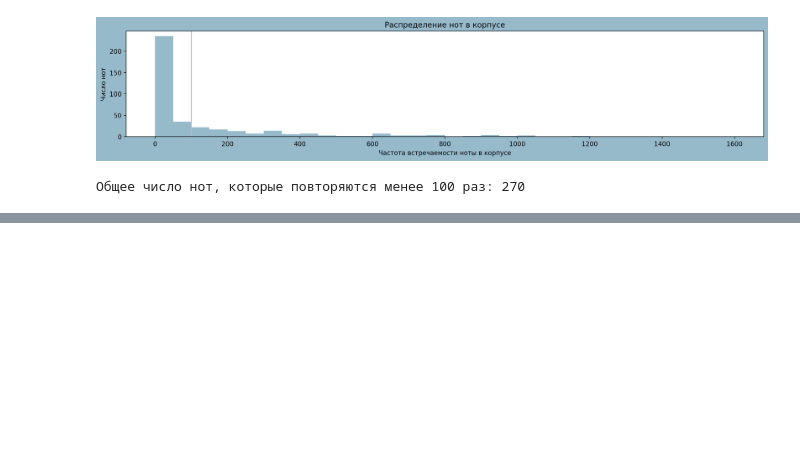
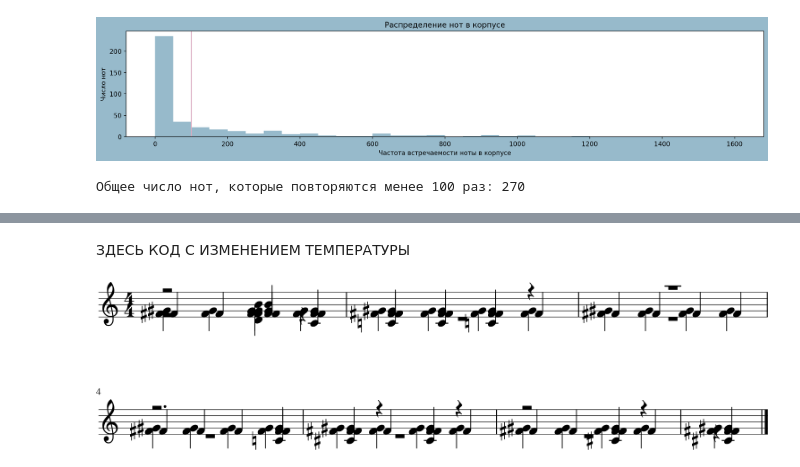
Before and after one commit to Maxxx-VS/The-Founder, a Jupyter notebook: 24_4_Music.ipynb, the cells around one changed output, grey strips where cells are left out. Drawn from its saved outputs; the diff is of its cells as text; code cells hidden in the pictures; blank space fills up the shorter version.

```diff
--- a/24_4_Music.ipynb
+++ b/24_4_Music.ipynb
@@ -396,3 +398,50 @@ genMidi.show()
 genMidi.show('midi')
 # %% [output]
 [interactive output not drawn]
+# %% [markdown]
+ЗДЕСЬ КОД С ИЗМЕНЕНИЕМ ТЕМПЕРАТУРЫ
+# %%
+def music_generator(seq_len, temperature):
+    # случайный выбор начальной последовательности
+    seed = X_seed[np.random.randint(0, len(X_seed)-1)]
+    music = []
+    notes = []
+    for i in range(seq_len):
+        # изменяем размер данных для передачи модели
+        seed = seed.reshape(1, length, 1)
+
+        # предсказываем по начальной последовательности
+        prediction = model.predict(seed, verbose=0)[0]
+
+        # предсказанные значения прогоняем через функцию softmax
+        exp_preds = np.exp(prediction)
+        prediction = exp_preds / np.sum(exp_preds)
+
+        # выбираем индекс c попоравкой на температуру
+        const = round((len(prediction)- 1) * temperature)
+        index = np.argmin(prediction) + const
+
+        # нормализованный индекс в интервале [0, 1]
+        # значение пойдет в seed, а там все значения в интервале [0, 1]
+        index_N = index / float(L_symb)
+
+        # складываем в список индекс предсказанной ноты
+        notes.append(index)
+
+        # обратное преобразование по словарю, на выходе последовательность нот
+        music = [reverse_mapping[char] for char in notes]
+
+        # seed всегда длины length
+        # добавляем справа новое значение, а слева удаляем и уходим на новую итерацию цикла
+        seed = np.insert(seed[0], len(seed[0]), index_N)
+        seed = seed[1:]
+
+    return chords_n_notes(music)
+# %%
+genMusic = music_generator(25, 0.5)
+genMidi = stream.Stream(genMusic)
+
+# Отобразим нотный стан
+genMidi.show()
+# %% [output]
+[figure, added]
```
Also changed, not shown: parts of 15 cells of this notebook.
